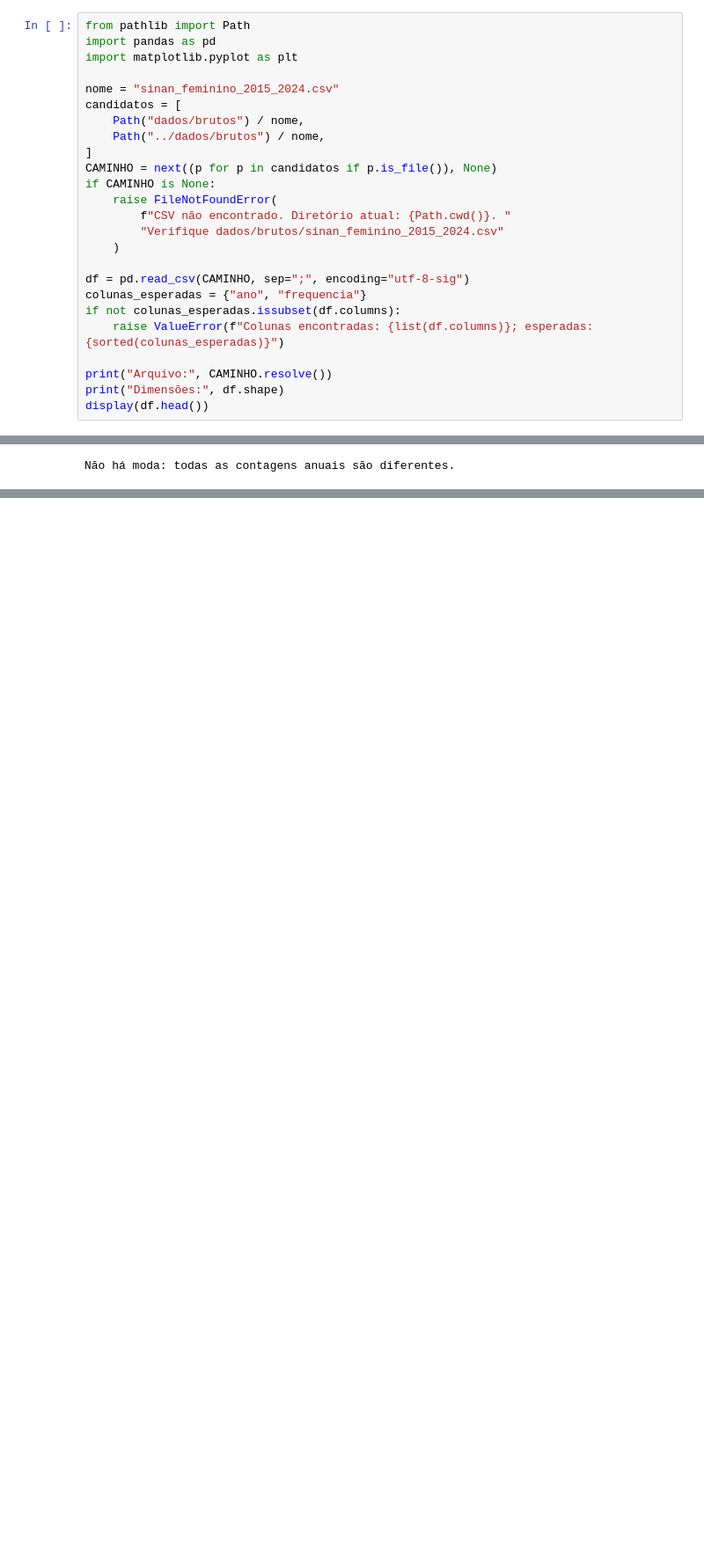
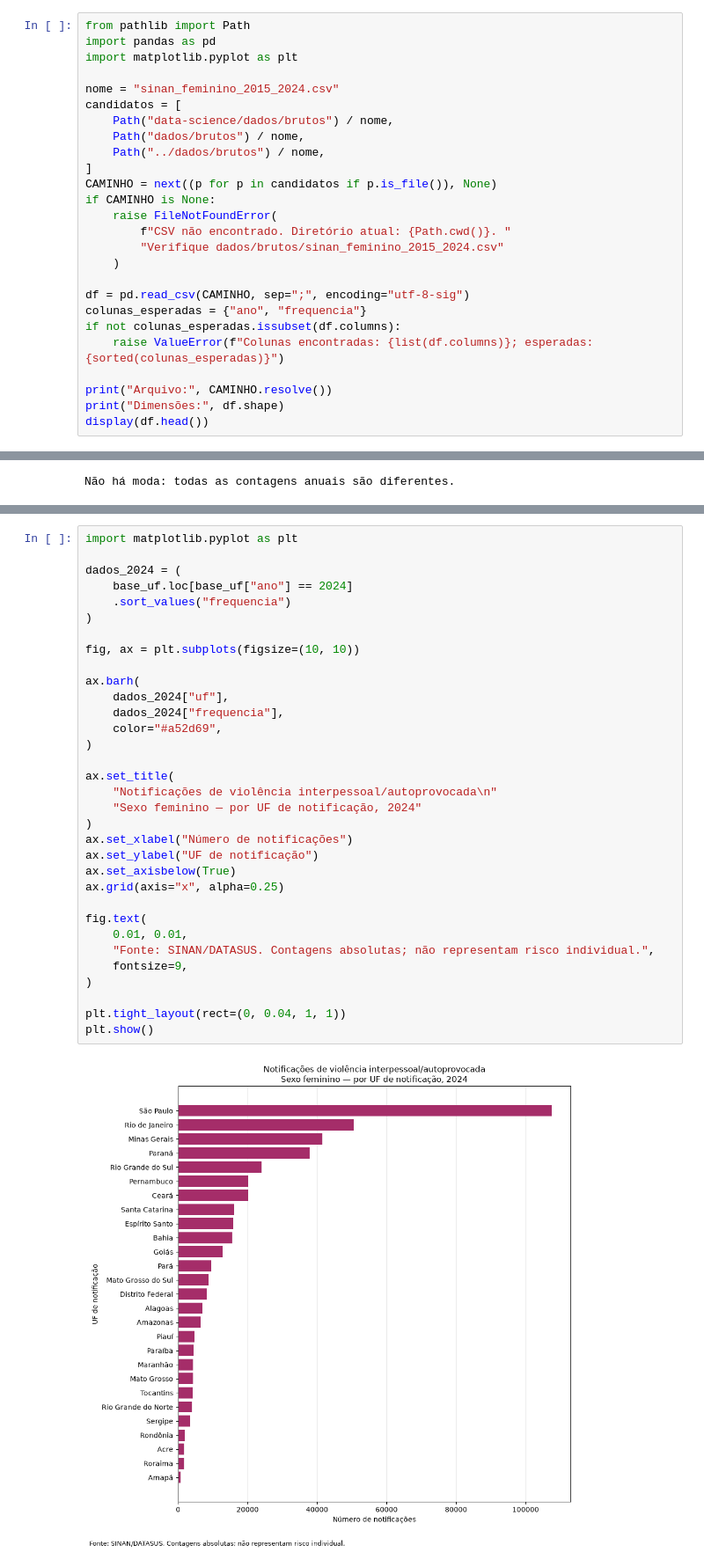
Before and after one commit to AbelPiassa/Meu-Ciclo, a Jupyter notebook: data-science/notebooks/01_eda_sinan_meu_ciclo.ipynb, the cells around one changed output, grey strips where cells are left out. Shown at 88% size. Saved outputs shown, nothing was run; the diff lists cells and outputs as text; blank space fills up the shorter version.

```diff
--- a/data-science/notebooks/01_eda_sinan_meu_ciclo.ipynb
+++ b/data-science/notebooks/01_eda_sinan_meu_ciclo.ipynb
@@ -32,6 +33,7 @@ import matplotlib.pyplot as plt
 
 nome = "sinan_feminino_2015_2024.csv"
 candidatos = [
+    Path("data-science/dados/brutos") / nome,
     Path("dados/brutos") / nome,
     Path("../dados/brutos") / nome,
 ]
@@ -259,0 +434,35 @@ De acordo com os valores apresentados pelo DATASUS na consulta, a frequência an
+# %%
+import matplotlib.pyplot as plt
+
+dados_2024 = (
+    base_uf.loc[base_uf["ano"] == 2024]
+    .sort_values("frequencia")
+)
+
+fig, ax = plt.subplots(figsize=(10, 10))
+
+ax.barh(
+    dados_2024["uf"],
+    dados_2024["frequencia"],
+    color="#a52d69",
+)
+
+ax.set_title(
+    "Notificações de violência interpessoal/autoprovocada\n"
+    "Sexo feminino — por UF de notificação, 2024"
+)
+ax.set_xlabel("Número de notificações")
+ax.set_ylabel("UF de notificação")
+ax.set_axisbelow(True)
+ax.grid(axis="x", alpha=0.25)
+
+fig.text(
+    0.01, 0.01,
+    "Fonte: SINAN/DATASUS. Contagens absolutas; não representam risco individual.",
+    fontsize=9,
+)
+
+plt.tight_layout(rect=(0, 0.04, 1, 1))
+plt.show()
+# %% [output]
+[figure, added]
```
Also changed, not shown: parts of 11 cells of this notebook, 54 other files.
